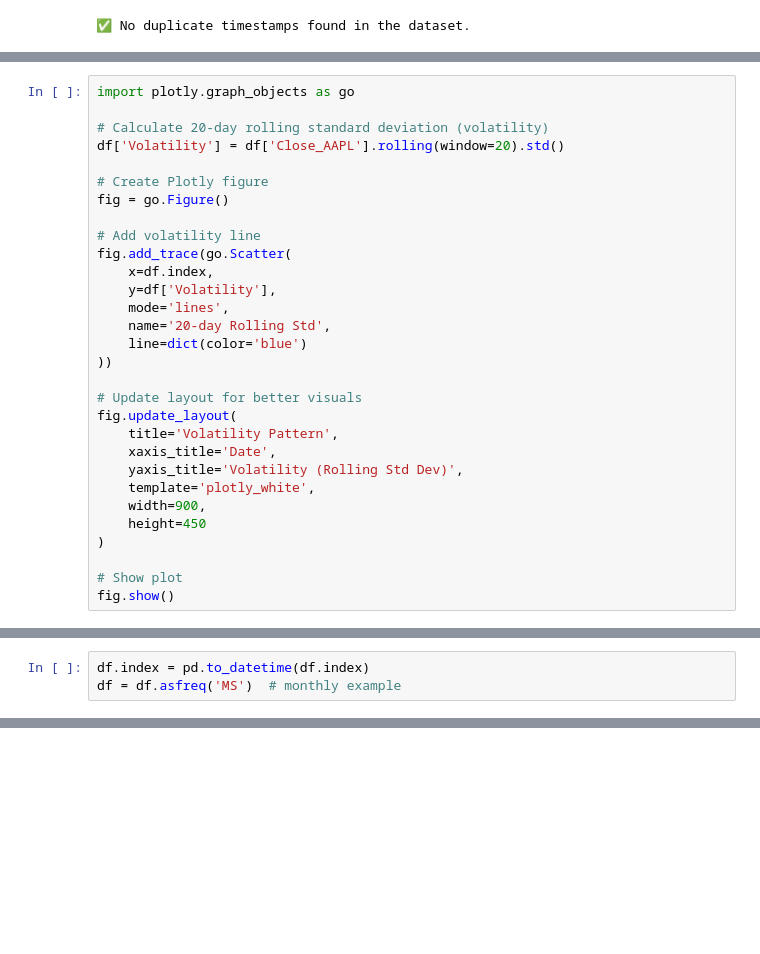
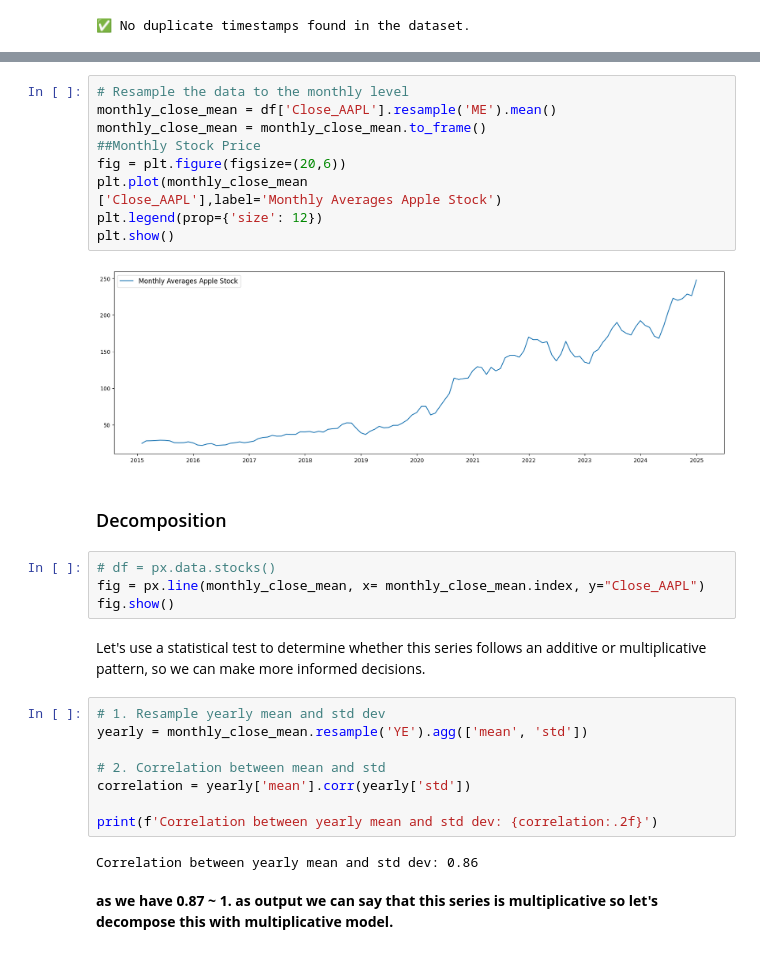
Before and after one commit to akhil1020/Apple-stock-price-forecasting, a Jupyter notebook: APPLE_Stock_Price_Forecasting.ipynb, the cells around one changed output, grey strips where cells are left out. Drawn from its saved outputs; the diff is of its cells as text; blank space fills up the shorter version.

```diff
--- a/APPLE_Stock_Price_Forecasting.ipynb
+++ b/APPLE_Stock_Price_Forecasting.ipynb
@@ -477,30 +121,0 @@ In this analysis, volatility is calculated using the **rolling standard deviatio
-# %%
-import plotly.graph_objects as go
-
-# Calculate 20-day rolling standard deviation (volatility)
-df['Volatility'] = df['Close_AAPL'].rolling(window=20).std()
-
-# Create Plotly figure
-fig = go.Figure()
-
-# Add volatility line
-fig.add_trace(go.Scatter(
-    x=df.index,
-    y=df['Volatility'],
-    mode='lines',
-    name='20-day Rolling Std',
-    line=dict(color='blue')
-))
-
-# Update layout for better visuals
-fig.update_layout(
-    title='Volatility Pattern',
-    xaxis_title='Date',
-    yaxis_title='Volatility (Rolling Std Dev)',
-    template='plotly_white',
-    width=900,
-    height=450
-)
-
-# Show plot
-fig.show()
@@ -882,3 +121,0 @@ The aim is to:
-# %%
-df.index = pd.to_datetime(df.index)
-df = df.asfreq('MS')  # monthly example
@@ -1055,0 +155,32 @@ Forecast RMSE: 418.938
+# %%
+# Resample the data to the monthly level
+monthly_close_mean = df['Close_AAPL'].resample('ME').mean()
+monthly_close_mean = monthly_close_mean.to_frame()
+##Monthly Stock Price
+fig = plt.figure(figsize=(20,6))
+plt.plot(monthly_close_mean
+['Close_AAPL'],label='Monthly Averages Apple Stock')
+plt.legend(prop={'size': 12})
+plt.show()
+# %% [output]
+[figure, added]
+# %% [markdown]
+### Decomposition
+# %%
+# df = px.data.stocks()
+fig = px.line(monthly_close_mean, x= monthly_close_mean.index, y="Close_AAPL")
+fig.show()
+# %% [markdown]
+Let's use a statistical test to determine whether this series follows an additive or multiplicative pattern, so we can make more informed decisions.
+# %%
+# 1. Resample yearly mean and std dev
+yearly = monthly_close_mean.resample('YE').agg(['mean', 'std'])
+
+# 2. Correlation between mean and std
+correlation = yearly['mean'].corr(yearly['std'])
+
+print(f'Correlation between yearly mean and std dev: {correlation:.2f}')
+# %% [output]
+Correlation between yearly mean and std dev: 0.86
+# %% [markdown]
+**as we have 0.87 ~ 1. as output we can say that this series is multiplicative so let's decompose this with multiplicative model.**
```
Also changed, not shown: parts of 92 cells of this notebook.
